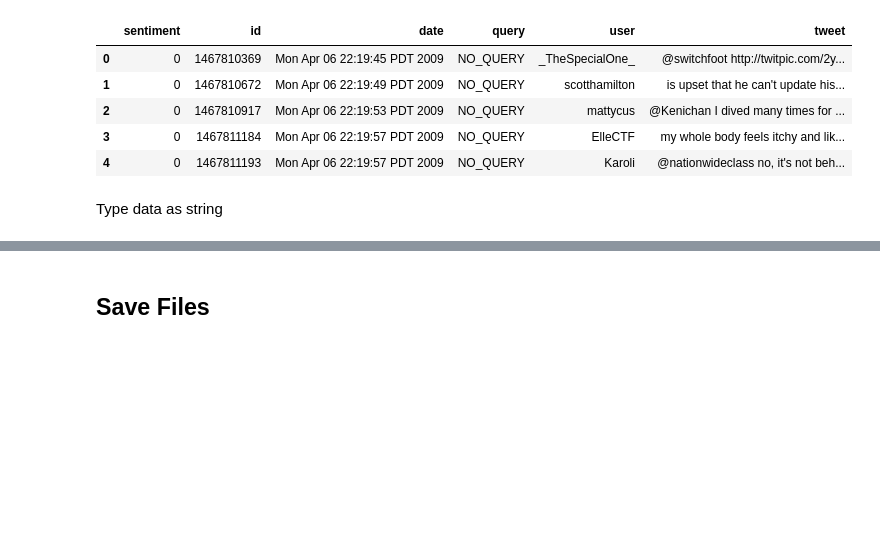
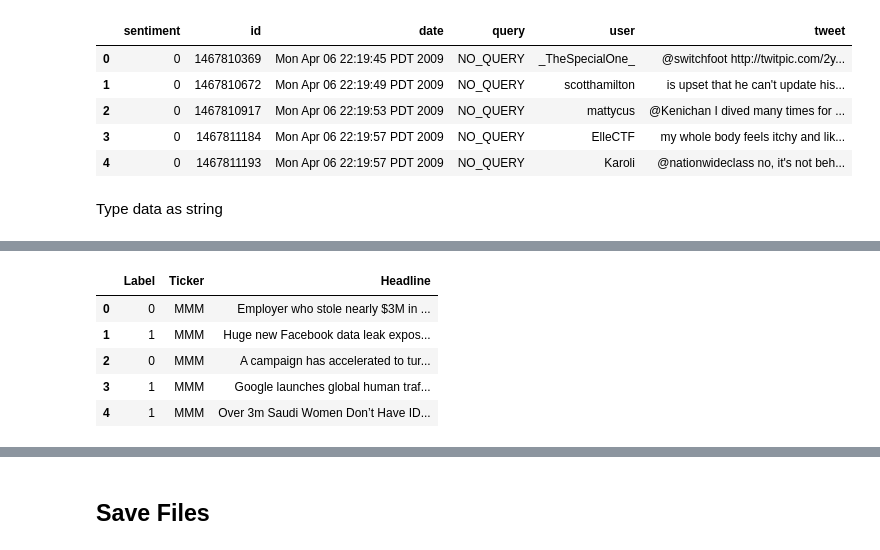
Before and after one commit to ctezna/notebooks, a Jupyter notebook: docstore_raw_preprocessed.ipynb, the cells around one changed output, grey strips where cells are left out. Cells and saved outputs as stored; diff of their text form; code cells hidden in the pictures; blank space fills up the shorter version.

```diff
--- a/docstore_raw_preprocessed.ipynb
+++ b/docstore_raw_preprocessed.ipynb
@@ -135,6 +141,9 @@ financialDf = pd.read_csv('financialNews0.csv')
 movieReviewDf = pd.read_csv('movieReviews0.csv')
 twitterSentDf = pd.read_csv('twitterSentiment0.csv', encoding = 'ISO-8859-1', header=None, names = ['sentiment','id','date','query','user','tweet'])
 covidVaxDf = pd.read_csv('covidVaccine0.csv')
+
+nasdaq = pd.read_csv('nasdaq0.csv')
+djia = pd.read_csv('djia_news1.csv')
 # %%
 financialDf.head()
 # %% [output]
@@ -174,3 +183,12 @@ covidVaxDf.head()
 | 2 | Journal of Infectiology | nan | Journal of Infectiology (ISSN 268... | 14-12-2017 07:07 | 143.0 | 566.0 | ... |
 | 3 | Zane | nan | Fresher than you. | 18-09-2019 11:01 | 29.0 | 25.0 | ... |
 | 4 | Ann-Maree O’Connor | Adelaide, South Australia | Retired university administrator.... | 24-01-2013 14:53 | 83.0 | 497.0 | ... |
+# %%
+nasdaq.head()
+# %% [output]
+|  | Label | Ticker | Headline |
+| 0 | 0 | MMM | Employer who stole nearly $3M in ... |
+| 1 | 1 | MMM | Huge new Facebook data leak expos... |
+| 2 | 0 | MMM | A campaign has accelerated to tur... |
+| 3 | 1 | MMM | Google launches global human traf... |
+| 4 | 1 | MMM | Over 3m Saudi Women Don’t Have ID... |
```
Also changed, not shown: parts of 9 cells of this notebook.
